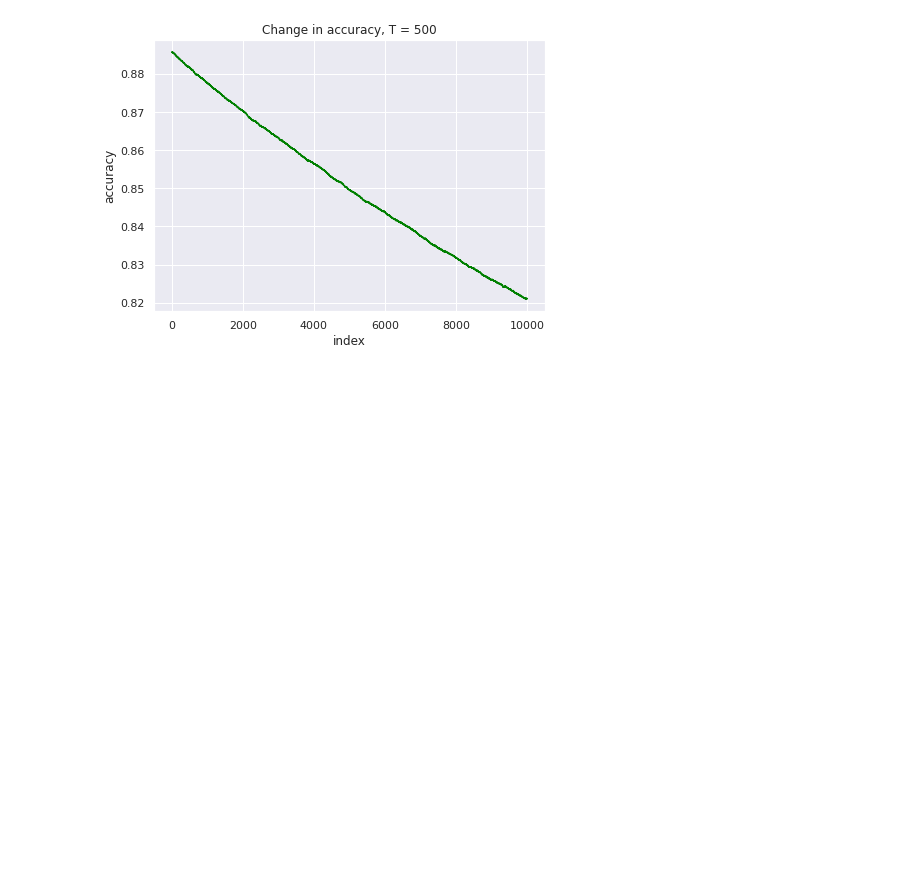
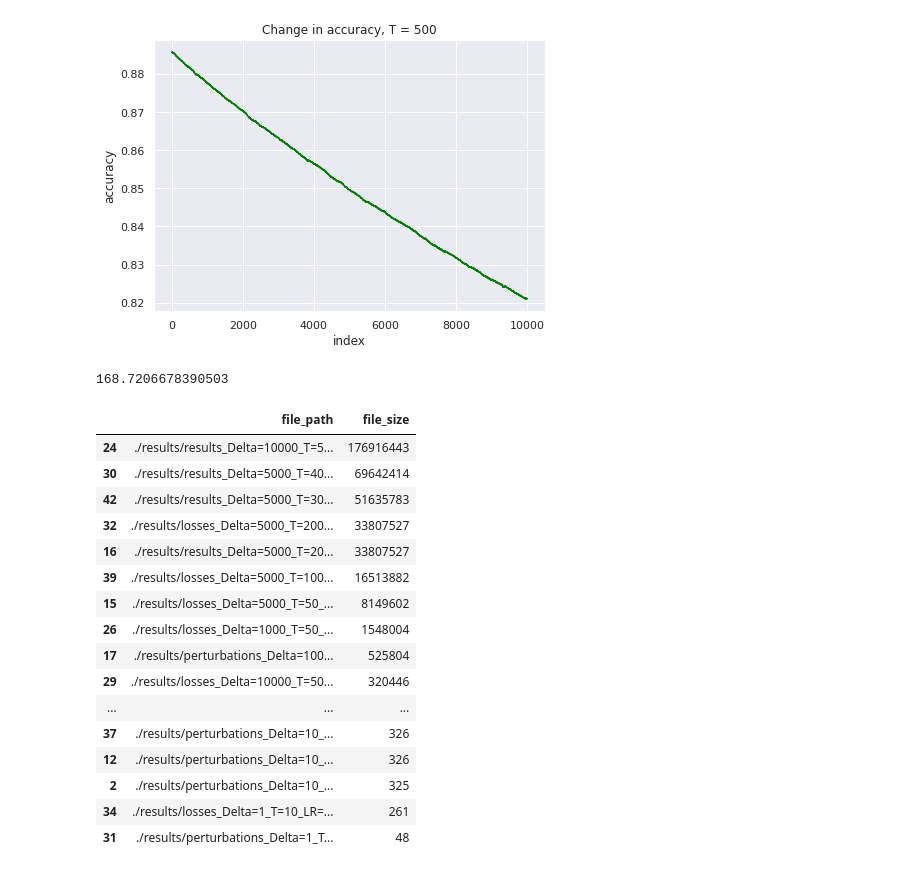
Before and after one commit to aravind-gk/RecSysAttack, a Jupyter notebook: meta.ipynb, the cells around one changed output. Saved outputs shown, nothing was run; the diff lists cells and outputs as text; code cells hidden in the pictures; blank space fills up the shorter version.

```diff
--- a/meta.ipynb
+++ b/meta.ipynb
@@ -364,3 +364,34 @@ fig.savefig(filename_plots)
 plt.show()
 # %% [output]
 [figure]
+# %%
+import os
+files_dir = './results/'
+file_paths = [os.path.join(files_dir, file_name) for file_name in os.listdir(files_dir)]
+file_sizes = [os.path.getsize(file_path) for file_path in file_paths]
+
+df = pd.DataFrame({'file_path': file_paths, 'file_size': file_sizes}).sort_values('file_size', ascending = False)
+# %%
+176916443 / (1024 * 1024)
+# %% [output]
+168.7206678390503
+# %%
+df
+# %% [output]
+|  | file_path | file_size |
+| 24 | ./results/results_Delta=10000_T=5... | 176916443 |
+| 30 | ./results/results_Delta=5000_T=40... | 69642414 |
+| 42 | ./results/results_Delta=5000_T=30... | 51635783 |
+| 32 | ./results/losses_Delta=5000_T=200... | 33807527 |
+| 16 | ./results/results_Delta=5000_T=20... | 33807527 |
+| 39 | ./results/losses_Delta=5000_T=100... | 16513882 |
+| 15 | ./results/losses_Delta=5000_T=50_... | 8149602 |
+| 26 | ./results/losses_Delta=1000_T=50_... | 1548004 |
+| 17 | ./results/perturbations_Delta=100... | 525804 |
+| 29 | ./results/losses_Delta=10000_T=50... | 320446 |
+| ... | ... | ... |
+| 37 | ./results/perturbations_Delta=10_... | 326 |
+| 12 | ./results/perturbations_Delta=10_... | 326 |
+| 2 | ./results/perturbations_Delta=10_... | 325 |
+| 34 | ./results/losses_Delta=1_T=10_LR=... | 261 |
+| 31 | ./results/perturbations_Delta=1_T... | 48 |
```
